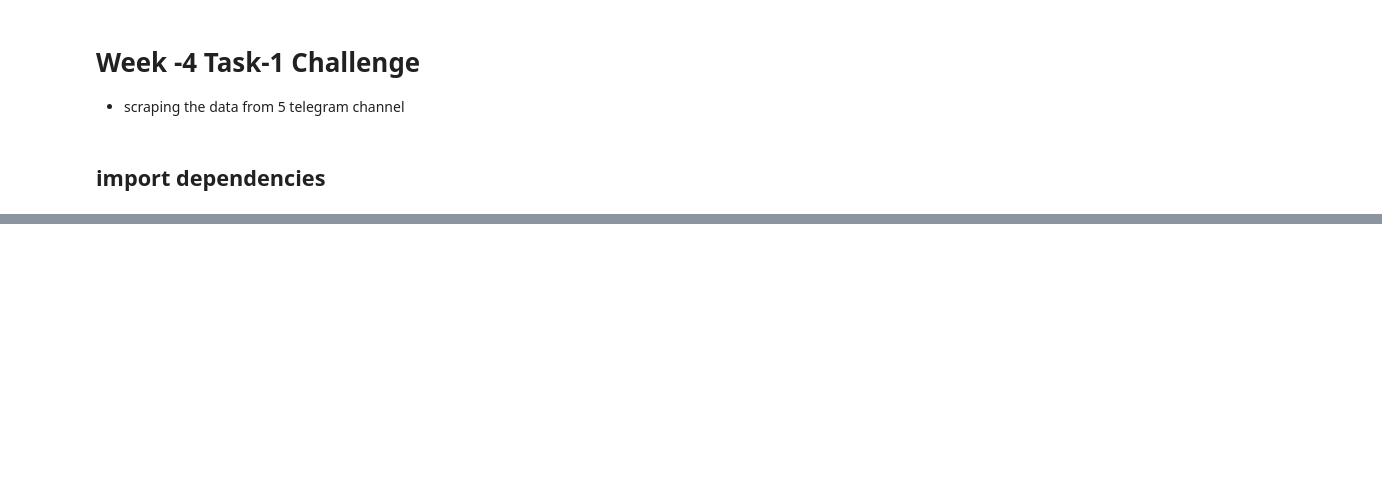
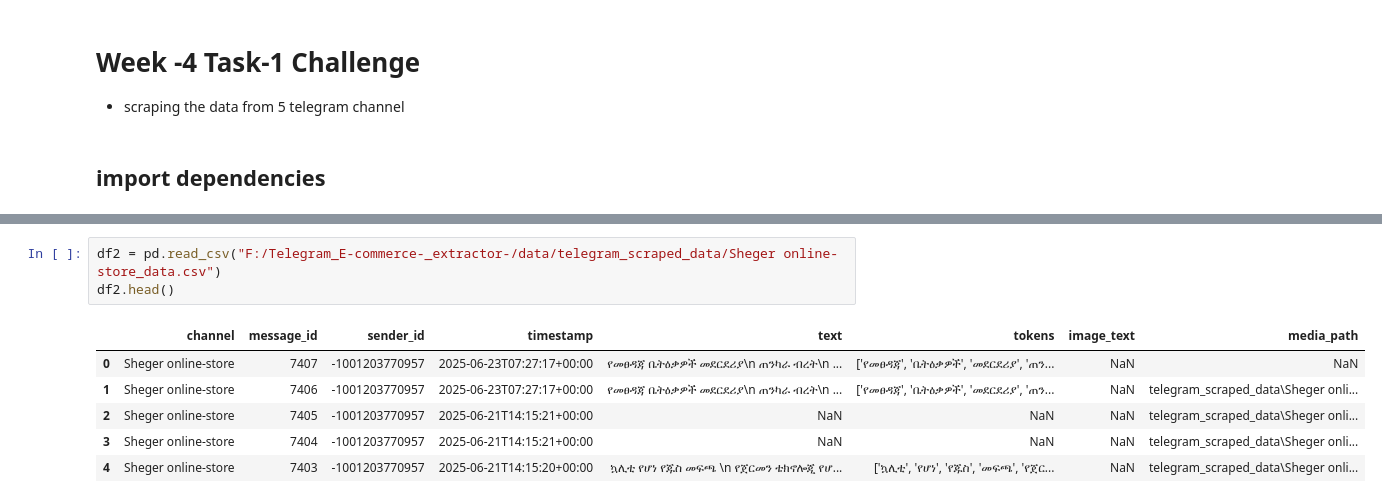
Before and after one commit to nanecha/Telegram_E-commerce-_extractor-, a Jupyter notebook: notebooks/telegram_preprocessing_labelling.ipynb, the cells around one changed output, grey strips where cells are left out. Saved outputs shown, nothing was run; the diff lists cells and outputs as text; blank space fills up the shorter version.

```diff
--- a/notebooks/telegram_preprocessing_labelling.ipynb
+++ b/notebooks/telegram_preprocessing_labelling.ipynb
@@ -77,0 +54,10 @@ ApiIdInvalidError: The api_id/api_hash combination is invalid (caused by SendCod
+# %%
+df2 = pd.read_csv("F:/Telegram_E-commerce-_extractor-/data/telegram_scraped_data/Sheger online-store_data.csv")
+df2.head()
+# %% [output]
+|  | channel | message_id | sender_id | timestamp | text | tokens | image_text | media_path |
+| 0 | Sheger online-store | 7407 | -1001203770957 | 2025-06-23T07:27:17+00:00 | የመፀዳጃ ቤትዕቃዎች መደርደሪያ\n ጠንካራ ብረት\n ... | ['የመፀዳጃ', 'ቤትዕቃዎች', 'መደርደሪያ', 'ጠን... | NaN | NaN |
+| 1 | Sheger online-store | 7406 | -1001203770957 | 2025-06-23T07:27:17+00:00 | የመፀዳጃ ቤትዕቃዎች መደርደሪያ\n ጠንካራ ብረት\n ... | ['የመፀዳጃ', 'ቤትዕቃዎች', 'መደርደሪያ', 'ጠን... | NaN | telegram_scraped_data\Sheger onli... |
+| 2 | Sheger online-store | 7405 | -1001203770957 | 2025-06-21T14:15:21+00:00 | NaN | NaN | NaN | telegram_scraped_data\Sheger onli... |
+| 3 | Sheger online-store | 7404 | -1001203770957 | 2025-06-21T14:15:21+00:00 | NaN | NaN | NaN | telegram_scraped_data\Sheger onli... |
+| 4 | Sheger online-store | 7403 | -1001203770957 | 2025-06-21T14:15:20+00:00 | ኳሊቲ የሆነ የጁስ መፍጫ \n የጀርመን ቴክኖሎጂ የሆ... | ['ኳሊቲ', 'የሆነ', 'የጁስ', 'መፍጫ', 'የጀር... | NaN | telegram_scraped_data\Sheger onli... |
```
Also changed, not shown: parts of 33 cells of this notebook.
